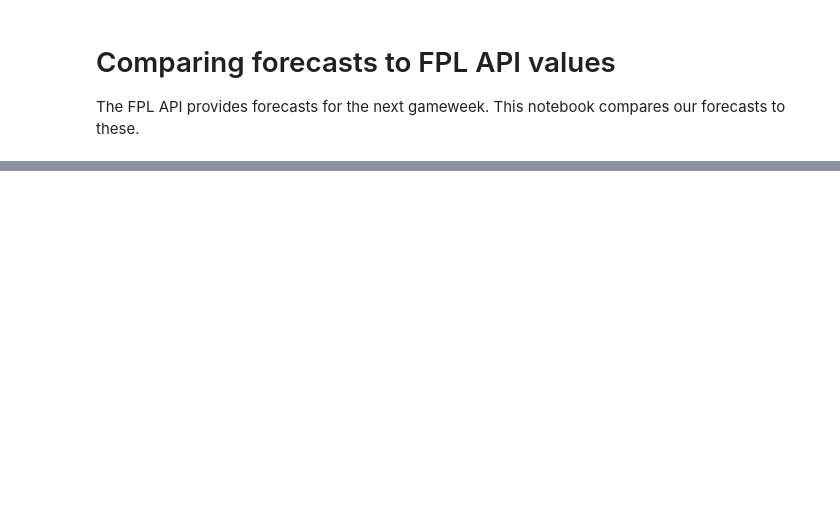
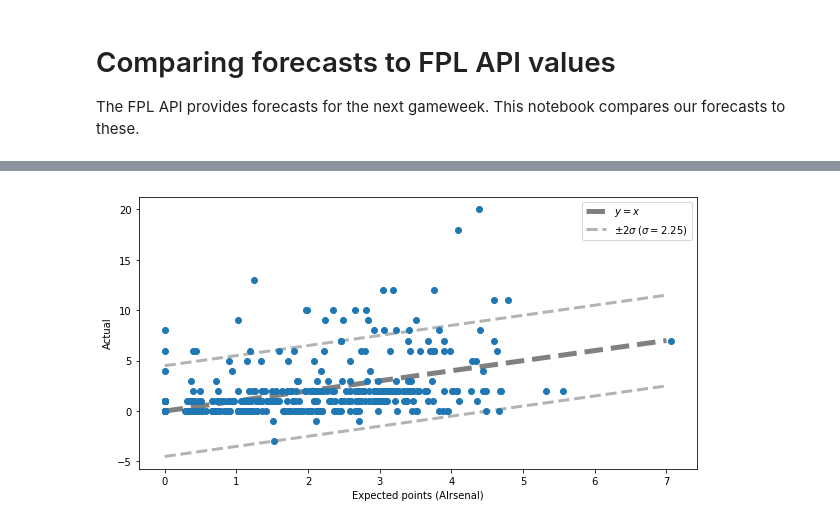
Before and after one commit to alan-turing-institute/AIrsenal, a Jupyter notebook: sandbox/compare_forecasts.ipynb, the cells around one changed output, grey strips where cells are left out. Saved outputs shown, nothing was run; the diff lists cells and outputs as text; code cells hidden in the pictures; blank space fills up the shorter version.

```diff
--- a/sandbox/compare_forecasts.ipynb
+++ b/sandbox/compare_forecasts.ipynb
@@ -64,0 +93,12 @@ plt.legend();
+# %%
+plt.scatter(df_all["predicted_points"].values, df_all["actual_points"].values)
+plt.xlabel("Expected points (AIrsenal)")
+plt.ylabel("Actual")
+x = np.linspace(0., 7.)
+std = np.std(df_all["predicted_points"] - df_all["actual_points"])
+plt.plot(x, x, ls="--", c='0.5', lw=5, zorder=0.0, label=r"$y = x$")
+plt.plot(x, x + 2*std, ls="--", c='0.7', lw=3, zorder=0.0, label=r"$\pm 2\sigma\;(\sigma = {:.2f})$".format(std))
+plt.plot(x, x - 2*std, ls="--", c='0.7', lw=3, zorder=0.0)
+plt.legend();
+# %% [output]
+[figure, added]
```
Also changed, not shown: parts of 8 cells of this notebook.
